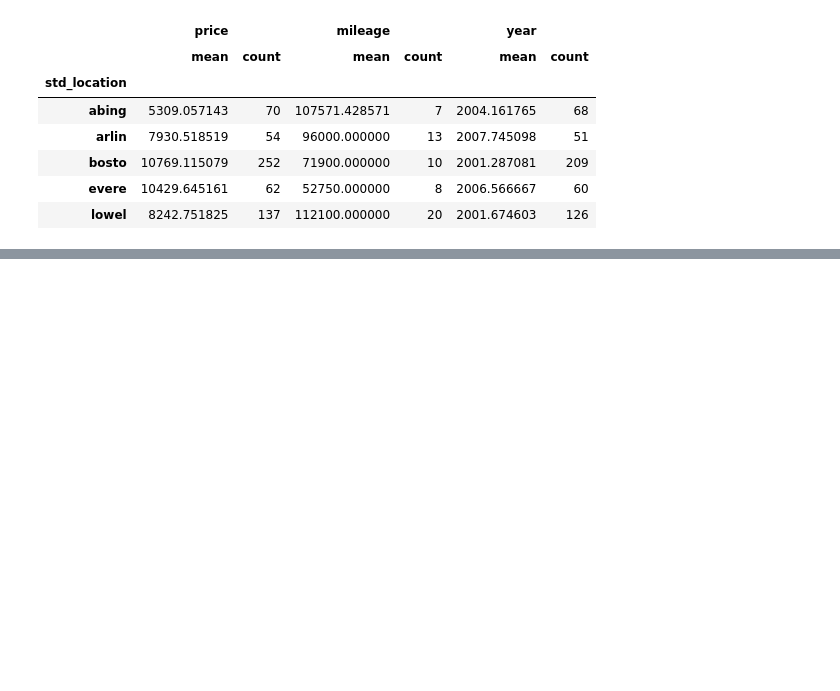
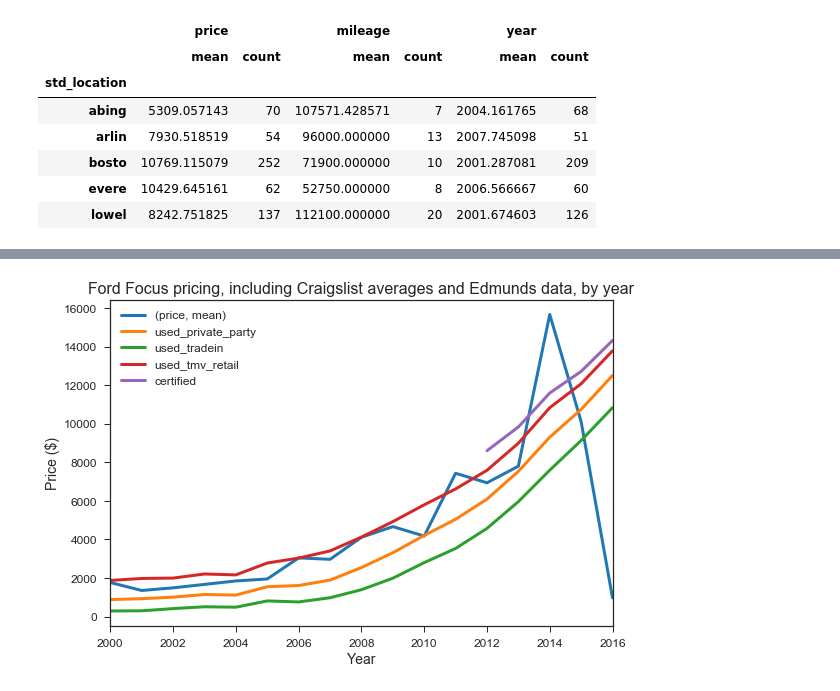
Before and after one commit to bslakman/Cars, a Jupyter notebook: Craigslist.ipynb, the cells around one changed output, grey strips where cells are left out. Saved outputs shown, nothing was run; the diff lists cells and outputs as text; code cells hidden in the pictures; blank space fills up the shorter version.

```diff
--- a/Craigslist.ipynb
+++ b/Craigslist.ipynb
@@ -339,0 +359,5 @@ def draw_regional_fig(make, model, year):
+# %%
+focus_data = focus_data.append(scrape_all(search_params={'auto_make_model': 'ford focus', 'sort': 'pricedsc'}))
+print len(focus_data)
+focus_data = focus_data.drop_duplicates()
+print len(focus_data)
@@ -339,0 +367,5 @@ def draw_regional_fig(make, model, year):
+# %%
+focus_data = focus_data.append(scrape_all(search_params={'auto_make_model': 'ford focus', 'auto_transmission': 1}))
+print len(focus_data)
+focus_data = focus_data.drop_duplicates()
+print len(focus_data)
@@ -339,0 +397,3 @@ def draw_regional_fig(make, model, year):
+# %%
+focus_years = focus_data.groupby('year').agg(['mean', 'count'])
+focus_years
@@ -339,0 +430,3 @@ def draw_regional_fig(make, model, year):
+# %%
+focus_years = focus_years.join(ford_focus_years)
+focus_years
@@ -339,0 +457,15 @@ def draw_regional_fig(make, model, year):
+# %%
+%matplotlib inline
+focus_years = focus_years.replace(0, np.nan)
+ax = focus_years.plot(y=[('price', 'mean'), 'used_private_party', 'used_tradein', 'used_tmv_retail', 'certified'], lw=3)
+ax.set_ylabel("Price ($)", fontdict={'fontsize': 14})
+ax.set_yticklabels(range(-2000,18000, 2000), fontdict={'fontsize': 12})
+ax.set_xlabel("Year", fontdict={'fontsize': 14})
+ax.set_xticklabels(range(2000,2018,2), fontdict={'fontsize': 12})
+ax.set_title("Ford Focus pricing, including Craigslist averages and Edmunds data, by year", fontdict={'fontsize': 16})
+ax.legend(fontsize = 'large')
+fig=ax.get_figure()
+fig.set_size_inches(9,6)
+fig.savefig('compare_prices.pdf', bbox_inches='tight')
+# %% [output]
+[figure, added]
```
Also changed, not shown: parts of 30 cells of this notebook, 1 other file.
